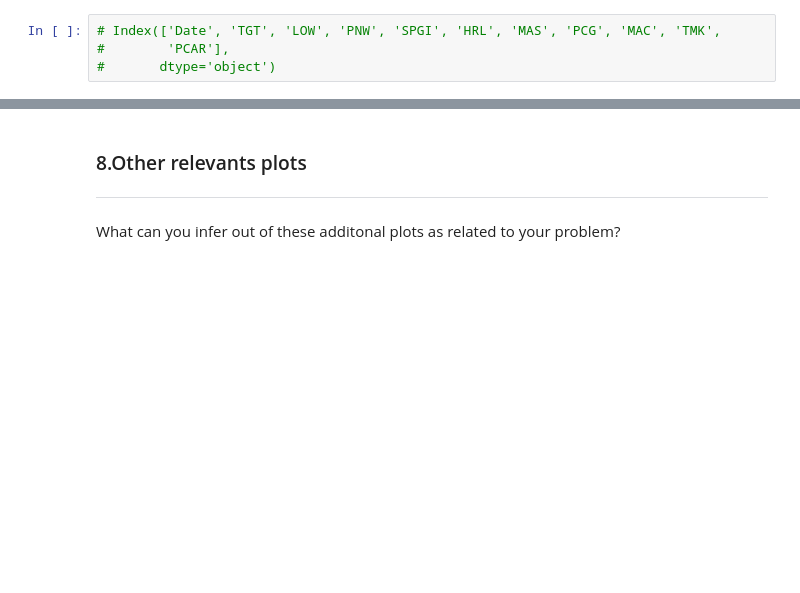
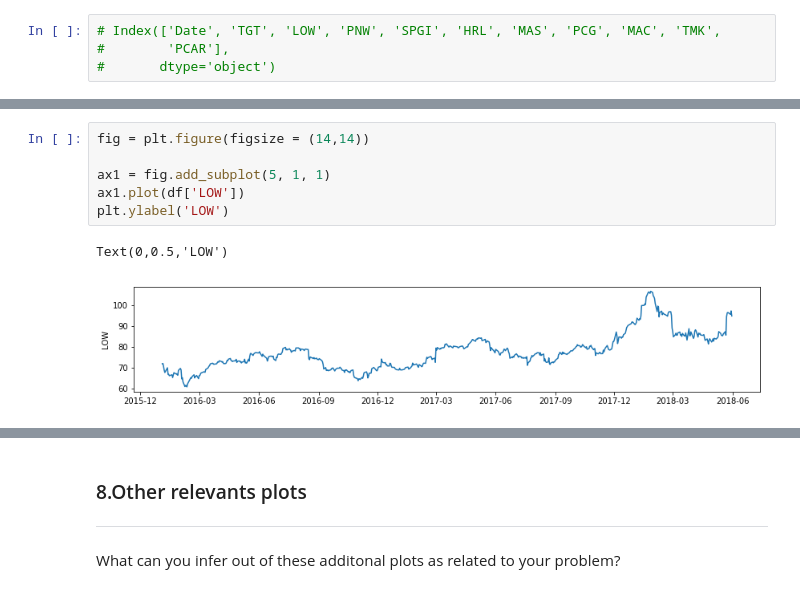
Before and after one commit to twest1494/Unit-2-Project, a Jupyter notebook: eda-template.ipynb, the cells around one changed output, grey strips where cells are left out. Drawn from its saved outputs; the diff is of its cells as text; blank space fills up the shorter version.

```diff
--- a/eda-template.ipynb
+++ b/eda-template.ipynb
@@ -297 +295,10 @@ df.drop(['Date'],axis=1)
+# %%
+fig = plt.figure(figsize = (14,14))
+
+ax1 = fig.add_subplot(5, 1, 1)
+ax1.plot(df['LOW'])
+plt.ylabel('LOW')
+# %% [output]
+Text(0,0.5,'LOW')
+[figure, added]
 # %%
```
Also changed, not shown: parts of 4 cells of this notebook.
